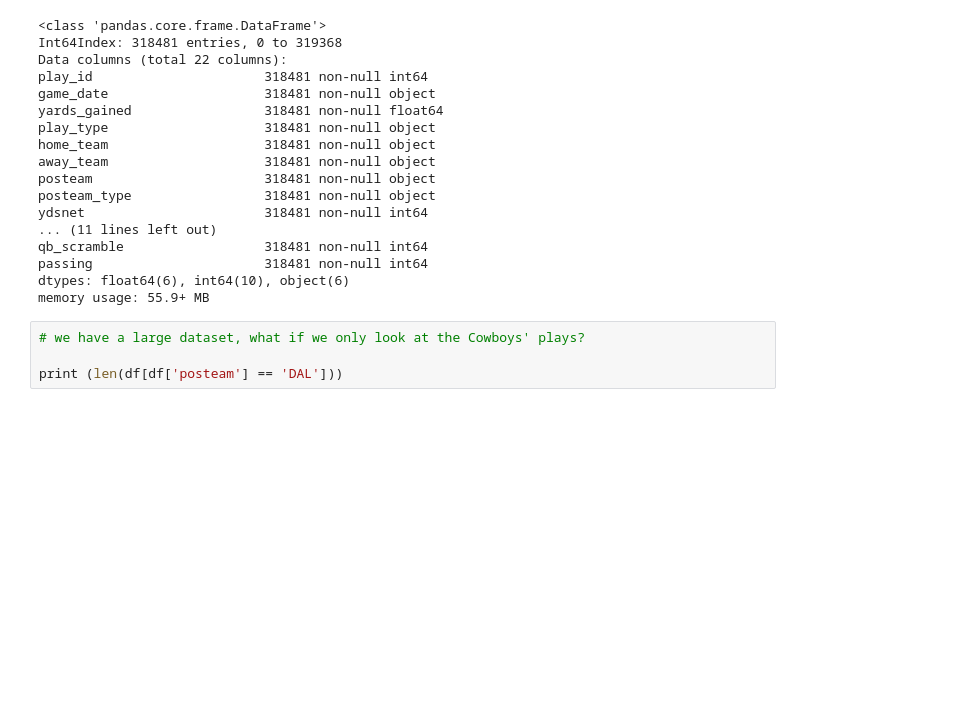
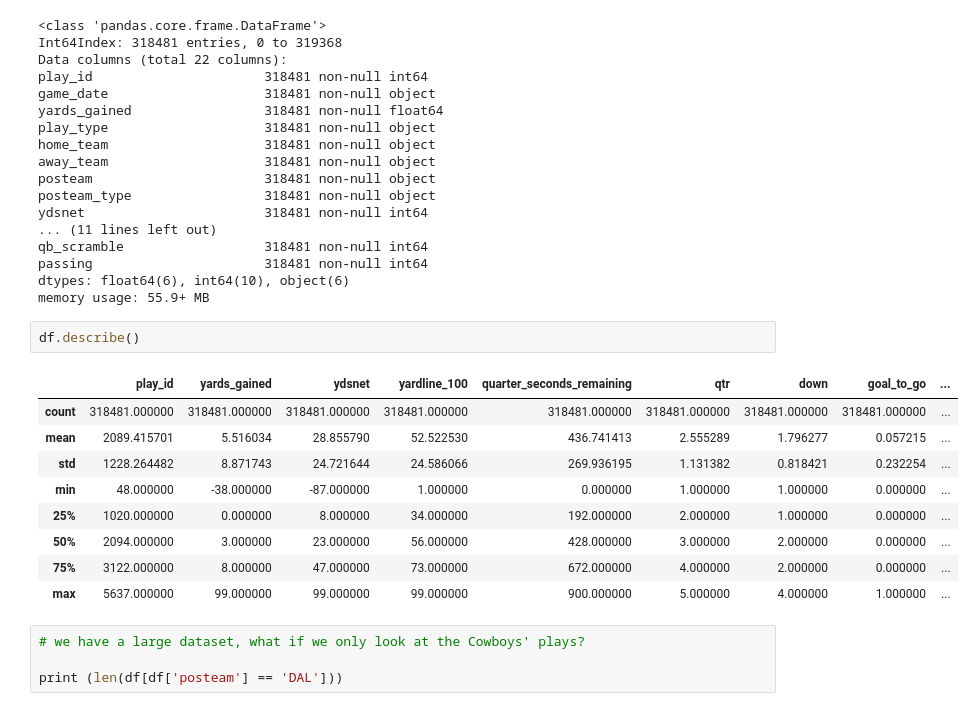
Before and after one commit to huangee/nfl_yards_gained, a Jupyter notebook: NFL_EDA_Cowboys.ipynb, the cells around one changed output. Cells and saved outputs as stored; diff of their text form; blank space fills up the shorter version.

```diff
--- a/NFL_EDA_Cowboys.ipynb
+++ b/NFL_EDA_Cowboys.ipynb
@@ -249,6 +249,18 @@ qb_scramble                  318481 non-null int64
 passing                      318481 non-null int64
 dtypes: float64(6), int64(10), object(6)
 memory usage: 55.9+ MB
+# %%
+df.describe()
+# %% [output]
+|  | play_id | yards_gained | ydsnet | yardline_100 | quarter_seconds_remaining | qtr | down | goal_to_go | ... |
+| count | 318481.000000 | 318481.000000 | 318481.000000 | 318481.000000 | 318481.000000 | 318481.000000 | 318481.000000 | 318481.000000 | ... |
+| mean | 2089.415701 | 5.516034 | 28.855790 | 52.522530 | 436.741413 | 2.555289 | 1.796277 | 0.057215 | ... |
+| std | 1228.264482 | 8.871743 | 24.721644 | 24.586066 | 269.936195 | 1.131382 | 0.818421 | 0.232254 | ... |
+| min | 48.000000 | -38.000000 | -87.000000 | 1.000000 | 0.000000 | 1.000000 | 1.000000 | 0.000000 | ... |
+| 25% | 1020.000000 | 0.000000 | 8.000000 | 34.000000 | 192.000000 | 2.000000 | 1.000000 | 0.000000 | ... |
+| 50% | 2094.000000 | 3.000000 | 23.000000 | 56.000000 | 428.000000 | 3.000000 | 2.000000 | 0.000000 | ... |
+| 75% | 3122.000000 | 8.000000 | 47.000000 | 73.000000 | 672.000000 | 4.000000 | 2.000000 | 0.000000 | ... |
+| max | 5637.000000 | 99.000000 | 99.000000 | 99.000000 | 900.000000 | 5.000000 | 4.000000 | 1.000000 | ... |
 # %%
 # we have a large dataset, what if we only look at the Cowboys' plays?
 
```
Also changed, not shown: 1 other file.
